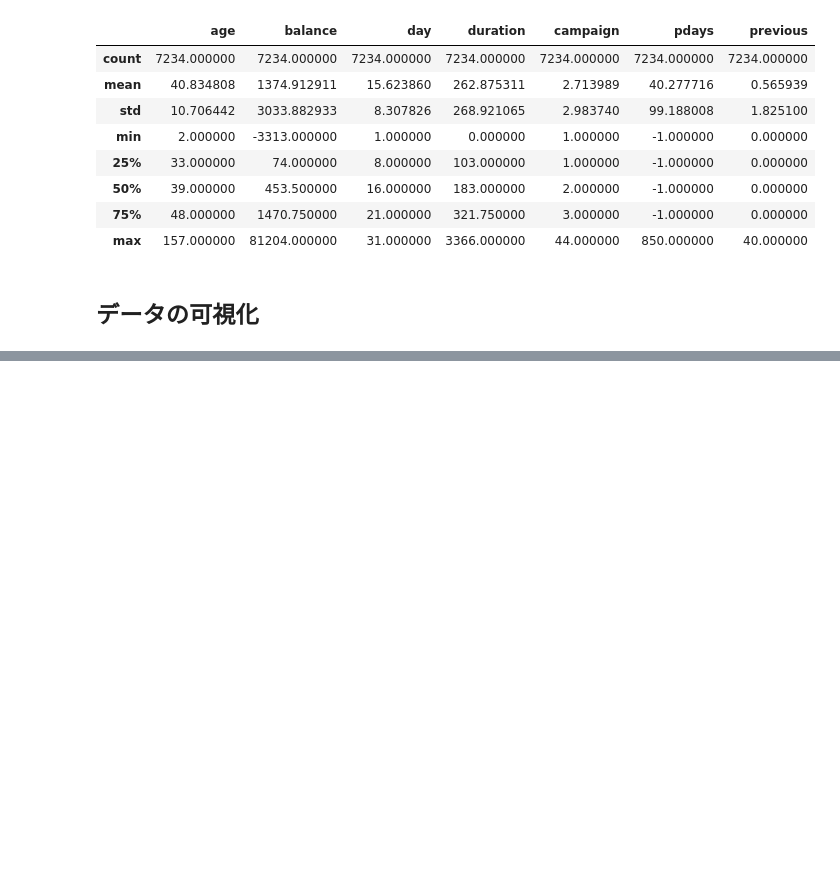
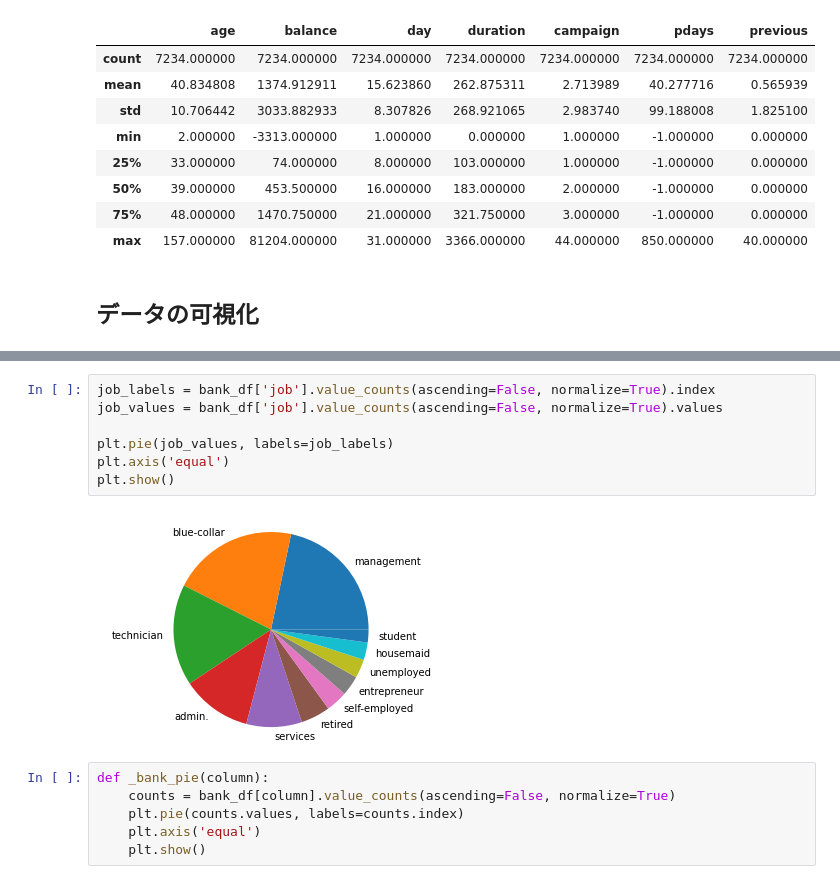
Before and after one commit to itkr/my-crisp-dm-tutorial, a Jupyter notebook: chap3.ipynb, the cells around one changed output, grey strips where cells are left out. Cells and saved outputs as stored; diff of their text form; blank space fills up the shorter version.

```diff
--- a/chap3.ipynb
+++ b/chap3.ipynb
@@ -207,0 +303,15 @@ plt.show()
+# %%
+job_labels = bank_df['job'].value_counts(ascending=False, normalize=True).index
+job_values = bank_df['job'].value_counts(ascending=False, normalize=True).values
+
+plt.pie(job_values, labels=job_labels)
+plt.axis('equal')
+plt.show()
+# %% [output]
+[figure, added]
+# %%
+def _bank_pie(column):
+    counts = bank_df[column].value_counts(ascending=False, normalize=True)
+    plt.pie(counts.values, labels=counts.index)
+    plt.axis('equal')
+    plt.show()
```
Also changed, not shown: parts of 20 cells of this notebook, 1 other file.
